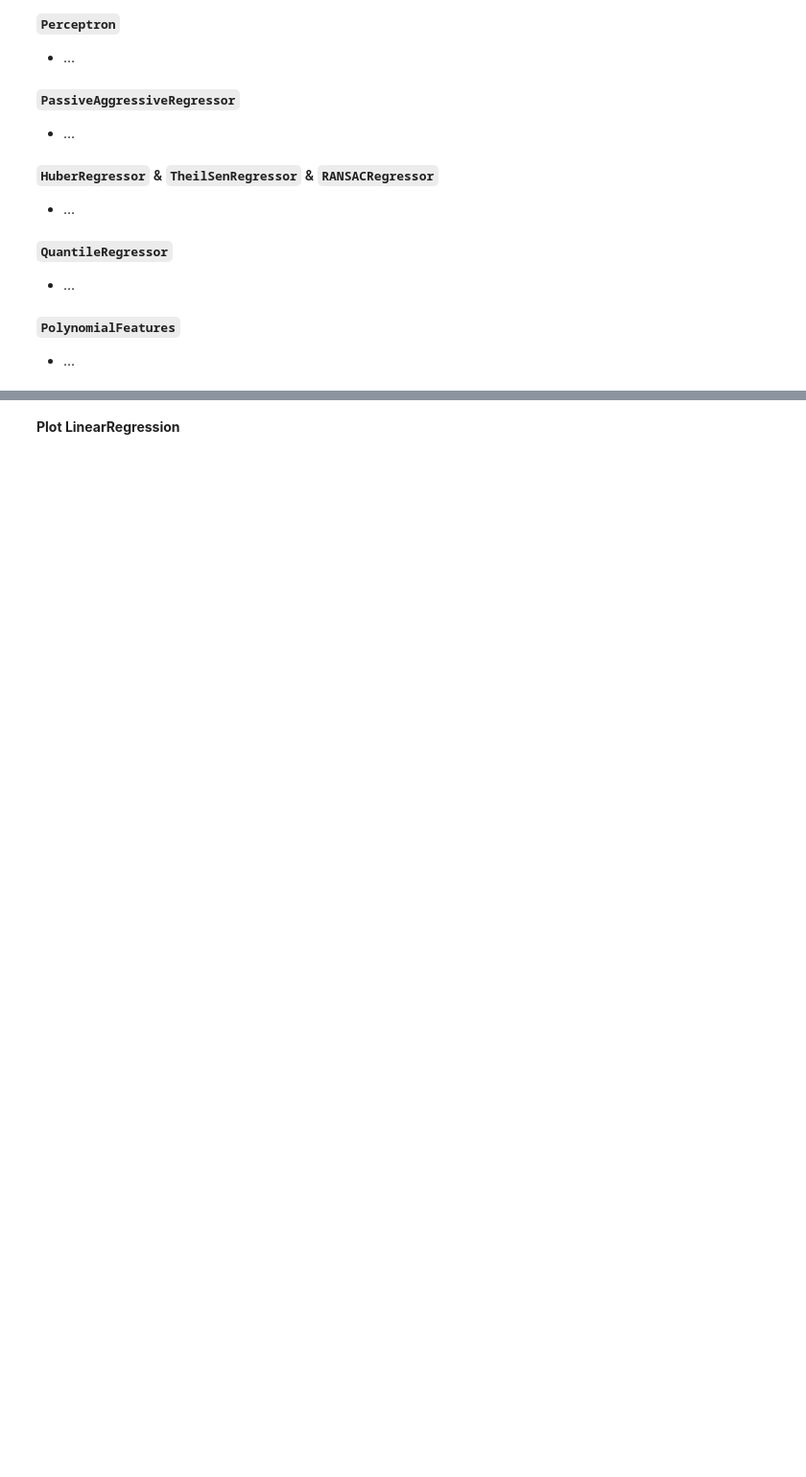
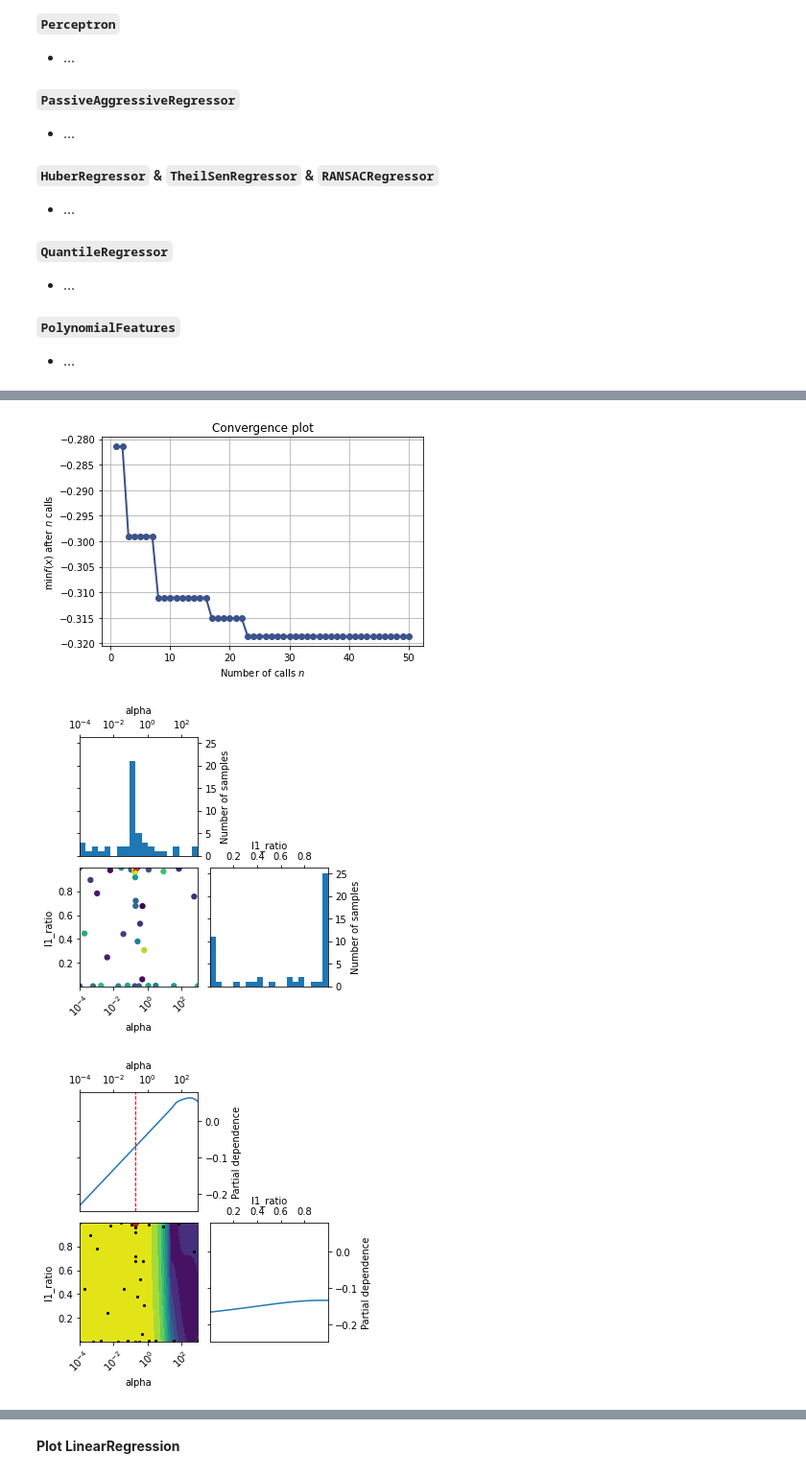
Before and after one commit to dominikpegler/internship_ml, a Jupyter notebook: playground.ipynb, the cells around one changed output, grey strips where cells are left out. Shown at 96% size. Drawn from its saved outputs; the diff is of its cells as text; code cells hidden in the pictures; blank space fills up the shorter version.

```diff
--- a/playground.ipynb
+++ b/playground.ipynb
@@ -122,0 +86,74 @@ plt.show()
+# %%
+%%time
+
+from sklearn.model_selection import GroupShuffleSplit
+from skopt import BayesSearchCV
+from get_data import get_mindfulness as get_data
+from utils import split_train_test
+from skopt.plots import plot_objective, plot_evaluations, plot_convergence
+import time
+
+X, y = get_data()
+
+reg_type = "elasticnet"
+
+if reg_type == "elasticnet":
+    from sklearn.linear_model import ElasticNet
+    reg = ElasticNet()
+    hyperparams_dist = {
+        "alpha": (1e-4,1e3,"log-uniform"),
+        "l1_ratio": (1e-3,1.0,"uniform")
+        }
+
+elif reg_type == "rf":
+    from sklearn.ensemble import RandomForestRegressor
+    reg = RandomForestRegressor(random_state = 0)
+    hyperparams_dist = {}
+
+elif reg_type == "extratrees":
+    from sklearn.ensemble import ExtraTreesRegressor
+    reg = ExtraTreesRegressor(random_state = 0)
+    hyperparams_dist = {}
+
+elif reg_type == "gradientboost":
+    from sklearn.ensemble import GradientBoostingRegressor
+    reg = GradientBoostingRegressor()
+    hyperparams_dist = {}
+
+
+outer_cv = GroupShuffleSplit(n_splits=5,
+                             test_size=0.2,
+                             random_state=0
+                            )
+
+
+# iterate over outer CV splitter
+for i_cv, (i_train, i_test) in enumerate(outer_cv.split(X, y, groups=X.index), start=1):
+
+    y_train, y_test = split_train_test(y, i_train, i_test)
+    X_train, X_test = split_train_test(X, i_train, i_test)
+
+    # nested CV with parameter optimization
+    search_reg = BayesSearchCV(
+        estimator=reg,
+        search_spaces=hyperparams_dist,
+        n_iter=50, # set to higher value 100,200,...
+        cv=5,
+        n_jobs=8,
+        random_state=0
+    )
+
+    result = search_reg.fit(X_train, y_train)
+
+    print(f"Split {i_cv}:", result.best_estimator_)
+    print("train score:", round(result.score(X_train, y_train), 5))
+    print("test  score:", round(result.score(X_test, y_test), 5))
+    print("\n")
+
+plot_convergence(search_reg.optimizer_results_)
+plt.show()
+plot_evaluations(search_reg.optimizer_results_[0])
+plt.show()
+plot_objective(search_reg.optimizer_results_[0])
+plt.show()
+# %% [output]
@@ -122,0 +177,3 @@ plt.show()
+[figure, added]
+[figure, added]
+[figure, added]
```
Also changed, not shown: parts of 12 cells of this notebook, 3 other files.
